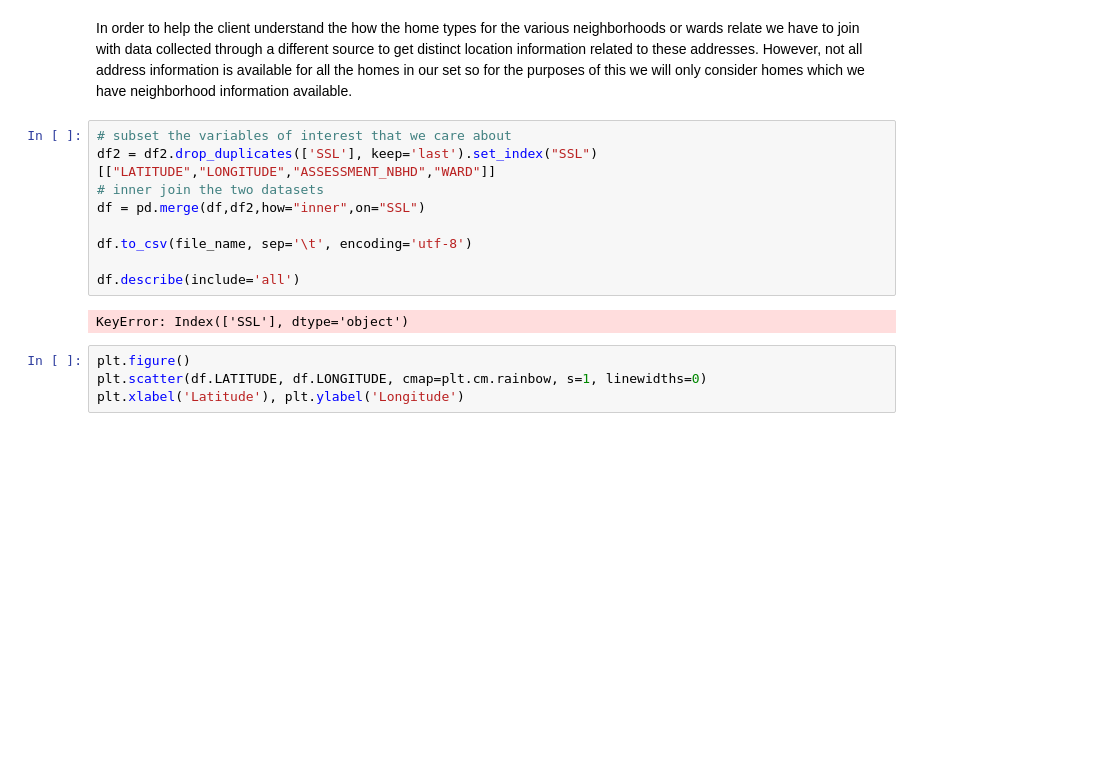
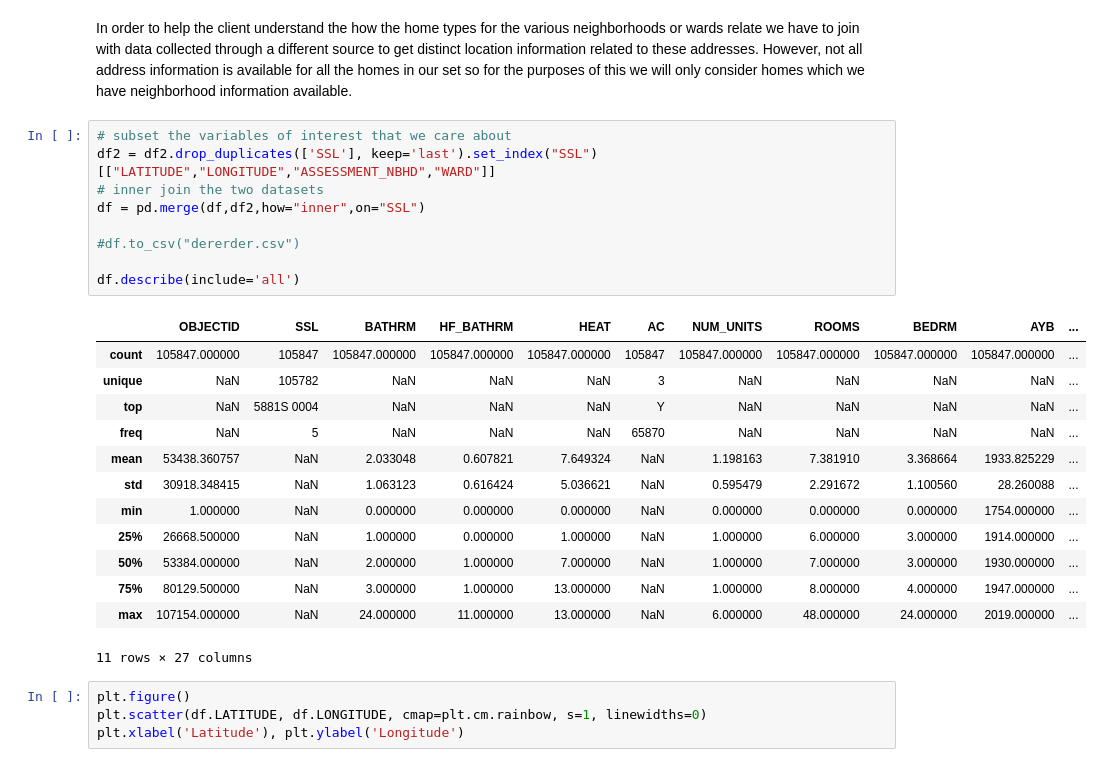
Before and after one commit to davxdan/DataMiningGroupProjects, a Jupyter notebook: Lab 3/Dan/Dan_Properties_Analysis.ipynb, the cells around one changed output. Cells and saved outputs as stored; diff of their text form; blank space fills up the shorter version.

```diff
--- a/Lab 3/Dan/Dan_Properties_Analysis.ipynb
+++ b/Lab 3/Dan/Dan_Properties_Analysis.ipynb
@@ -273,14 +276,26 @@ In order to help the client understand the how the home types for the various ne
 # %%
 # subset the variables of interest that we care about
 df2 = df2.drop_duplicates(['SSL'], keep='last').set_index("SSL")[["LATITUDE","LONGITUDE","ASSESSMENT_NBHD","WARD"]]
 # inner join the two datasets
 df = pd.merge(df,df2,how="inner",on="SSL")
 
-df.to_csv(file_name, sep='\t', encoding='utf-8')
+#df.to_csv("dererder.csv")
 
 df.describe(include='all')
 # %% [output]
+|  | OBJECTID | SSL | BATHRM | HF_BATHRM | HEAT | AC | NUM_UNITS | ROOMS | BEDRM | AYB | ... |
+| count | 105847.000000 | 105847 | 105847.000000 | 105847.000000 | 105847.000000 | 105847 | 105847.000000 | 105847.000000 | 105847.000000 | 105847.000000 | ... |
+| unique | NaN | 105782 | NaN | NaN | NaN | 3 | NaN | NaN | NaN | NaN | ... |
+| top | NaN | 5881S 0004 | NaN | NaN | NaN | Y | NaN | NaN | NaN | NaN | ... |
+| freq | NaN | 5 | NaN | NaN | NaN | 65870 | NaN | NaN | NaN | NaN | ... |
+| mean | 53438.360757 | NaN | 2.033048 | 0.607821 | 7.649324 | NaN | 1.198163 | 7.381910 | 3.368664 | 1933.825229 | ... |
+| std | 30918.348415 | NaN | 1.063123 | 0.616424 | 5.036621 | NaN | 0.595479 | 2.291672 | 1.100560 | 28.260088 | ... |
+| min | 1.000000 | NaN | 0.000000 | 0.000000 | 0.000000 | NaN | 0.000000 | 0.000000 | 0.000000 | 1754.000000 | ... |
+| 25% | 26668.500000 | NaN | 1.000000 | 0.000000 | 1.000000 | NaN | 1.000000 | 6.000000 | 3.000000 | 1914.000000 | ... |
+| 50% | 53384.000000 | NaN | 2.000000 | 1.000000 | 7.000000 | NaN | 1.000000 | 7.000000 | 3.000000 | 1930.000000 | ... |
+| 75% | 80129.500000 | NaN | 3.000000 | 1.000000 | 13.000000 | NaN | 1.000000 | 8.000000 | 4.000000 | 1947.000000 | ... |
+| max | 107154.000000 | NaN | 24.000000 | 11.000000 | 13.000000 | NaN | 6.000000 | 48.000000 | 24.000000 | 2019.000000 | ... |
-KeyError: Index(['SSL'], dtype='object')
+11 rows × 27 columns
 # %%
 plt.figure()
 plt.scatter(df.LATITUDE, df.LONGITUDE, cmap=plt.cm.rainbow, s=1, linewidths=0)
```
Also changed, not shown: parts of 4 cells of this notebook.
